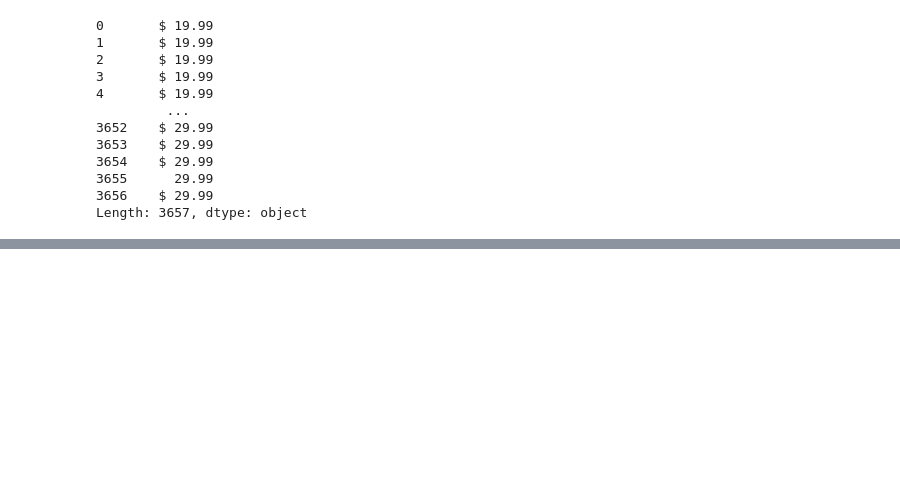
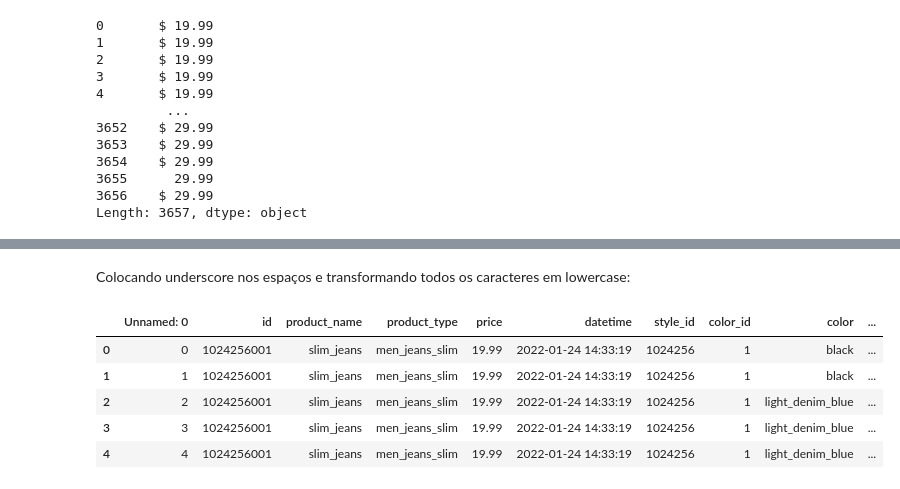
Before and after one commit to lucasquemelli/ds_ao_dev, a Jupyter notebook: H&M .ipynb, the cells around one changed output, grey strips where cells are left out. Saved outputs shown, nothing was run; the diff lists cells and outputs as text; code cells hidden in the pictures; blank space fills up the shorter version.

```diff
--- a/H&M .ipynb
+++ b/H&M .ipynb
@@ -532,0 +520,3 @@ dtype: object
+# %%
+data['datetime'] = pd.to_datetime(data['datetime'], format='%Y-%m-%d %H:%M:%S')
+data.head()
@@ -532,0 +530,12 @@ dtype: object
+# %% [markdown]
+Colocando underscore nos espaços e transformando todos os caracteres em lowercase:
+# %%
+data['color'] = data['color'].apply(lambda x: x.replace(' ', '_').replace('/', '_').replace('-', '_').lower() )
+data.head()
+# %% [output]
+|  | Unnamed: 0 | id | product_name | product_type | price | datetime | style_id | color_id | color | ... |
+| 0 | 0 | 1024256001 | slim_jeans | men_jeans_slim | 19.99 | 2022-01-24 14:33:19 | 1024256 | 1 | black | ... |
+| 1 | 1 | 1024256001 | slim_jeans | men_jeans_slim | 19.99 | 2022-01-24 14:33:19 | 1024256 | 1 | black | ... |
+| 2 | 2 | 1024256001 | slim_jeans | men_jeans_slim | 19.99 | 2022-01-24 14:33:19 | 1024256 | 1 | light_denim_blue | ... |
+| 3 | 3 | 1024256001 | slim_jeans | men_jeans_slim | 19.99 | 2022-01-24 14:33:19 | 1024256 | 1 | light_denim_blue | ... |
+| 4 | 4 | 1024256001 | slim_jeans | men_jeans_slim | 19.99 | 2022-01-24 14:33:19 | 1024256 | 1 | light_denim_blue | ... |
```
Also changed, not shown: parts of 34 cells of this notebook.
